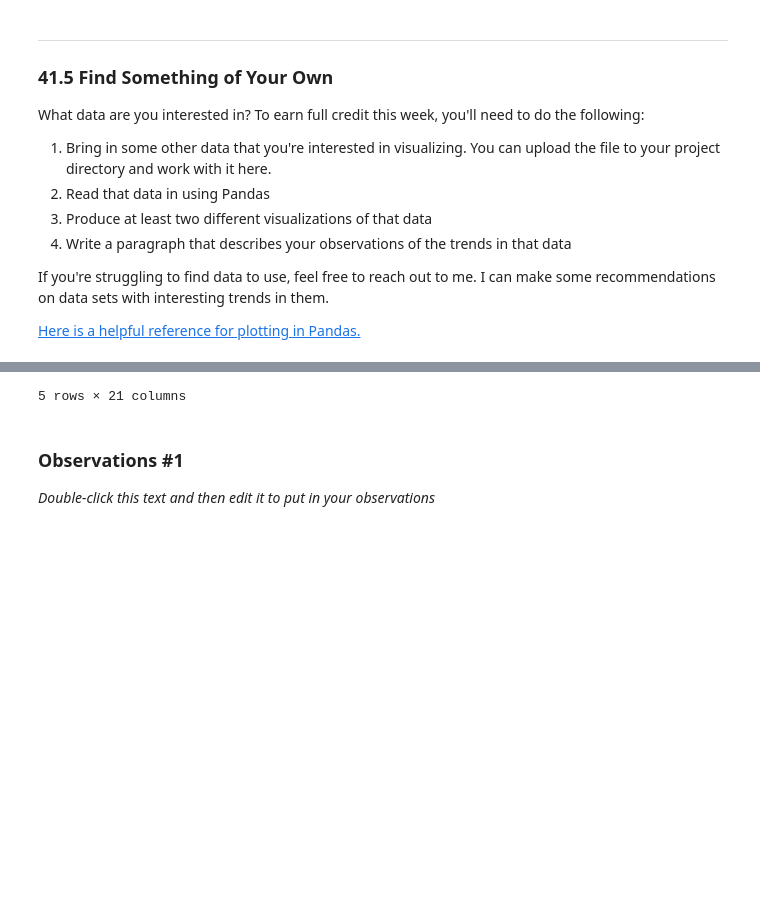
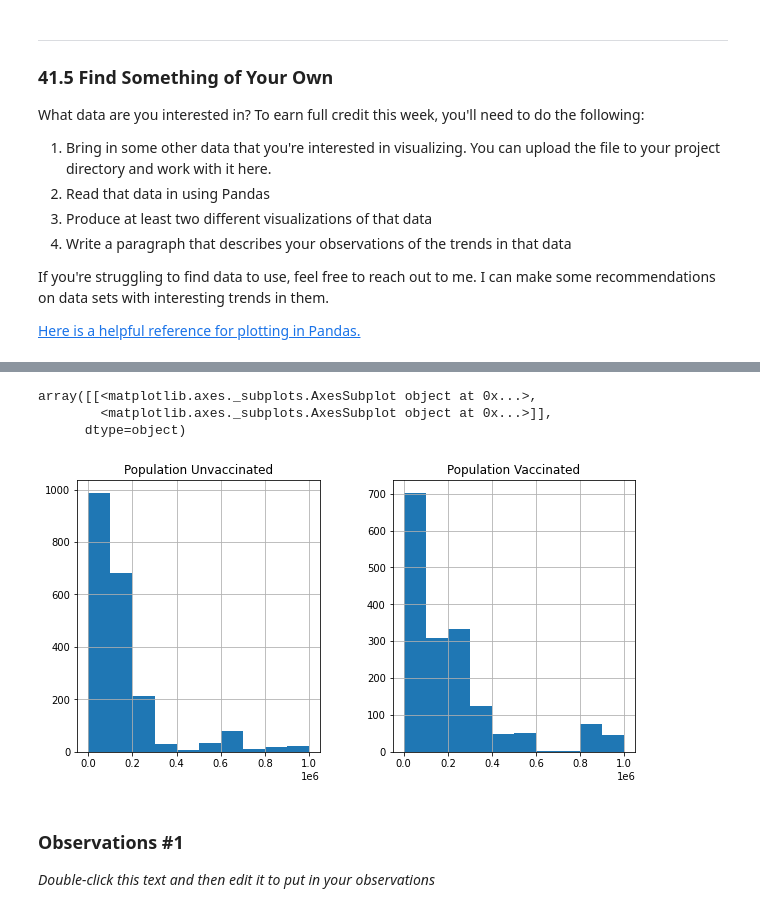
Before and after one commit to devomartino/hds5210-2022, a Jupyter notebook: week09/week09_assignment_2.ipynb, the cells around one changed output, grey strips where cells are left out. Drawn from its saved outputs; the diff is of its cells as text; code cells hidden in the pictures; blank space fills up the shorter version.

```diff
--- a/week09/week09_assignment_2.ipynb
+++ b/week09/week09_assignment_2.ipynb
@@ -226,4 +235,4 @@ data = pd.read_csv('https://data.cityofchicago.org/api/views/6irb-gasv/rows.csv?
 # %%
 # Your code here to do a first visualization...
-data.head()
+data[['Population Unvaccinated', 'Population Vaccinated']].hist(range=[0,1000000], figsize=(10,5))
 # %% [output]
@@ -236,4 +239,7 @@ data.head()
-5 rows × 21 columns
+array([[<matplotlib.axes._subplots.AxesSubplot object at 0x...>,
+        <matplotlib.axes._subplots.AxesSubplot object at 0x...>]],
+      dtype=object)
+[figure, added]
 # %% [markdown]
 ### Observations #1
 
```
Also changed, not shown: parts of 4 cells of this notebook, 3 other files.
